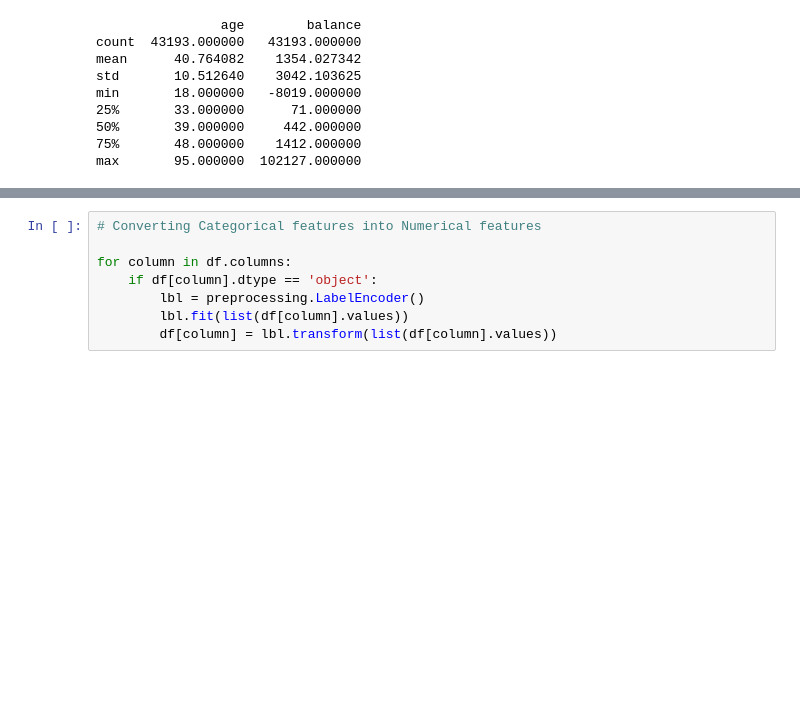
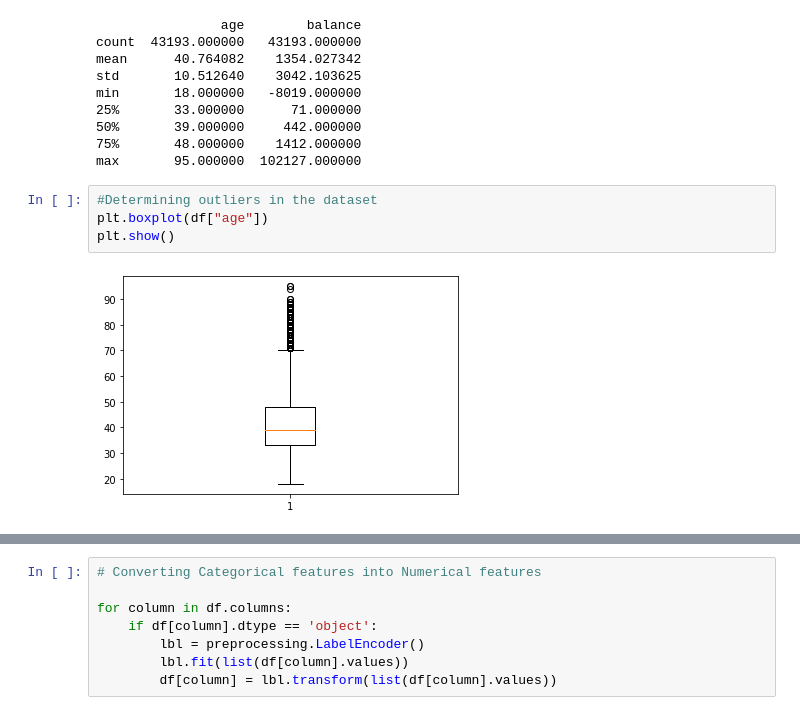
Before and after one commit to mayurvaishnav/data-visualization, a Jupyter notebook: notebooks/Analysis-clients.ipynb, the cells around one changed output, grey strips where cells are left out. Cells and saved outputs as stored; diff of their text form; blank space fills up the shorter version.

```diff
--- a/notebooks/Analysis-clients.ipynb
+++ b/notebooks/Analysis-clients.ipynb
@@ -62,3 +62,9 @@ min       18.000000   -8019.000000
 50%       39.000000     442.000000
 75%       48.000000    1412.000000
 max       95.000000  102127.000000
+# %%
+#Determining outliers in the dataset
+plt.boxplot(df["age"])
+plt.show()
+# %% [output]
+[figure, added]
```
Also changed, not shown: parts of 17 cells of this notebook, 5 other files.
